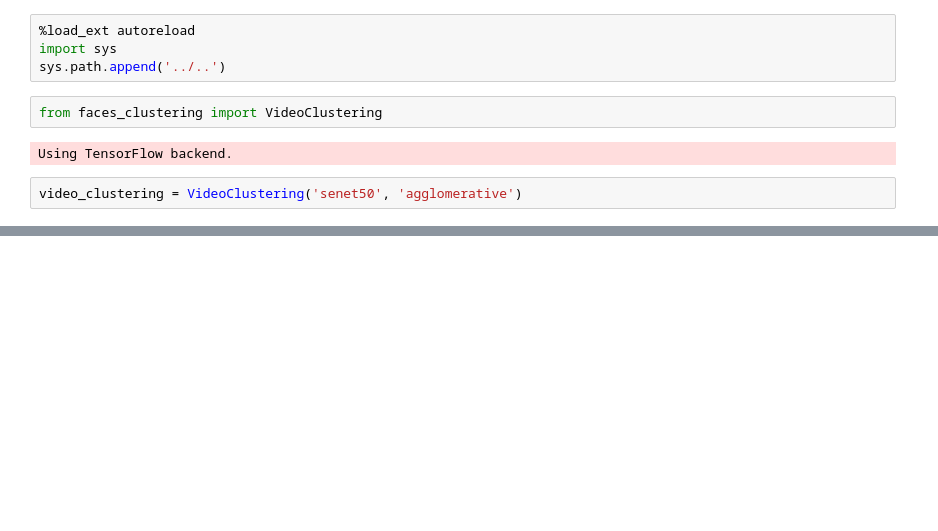
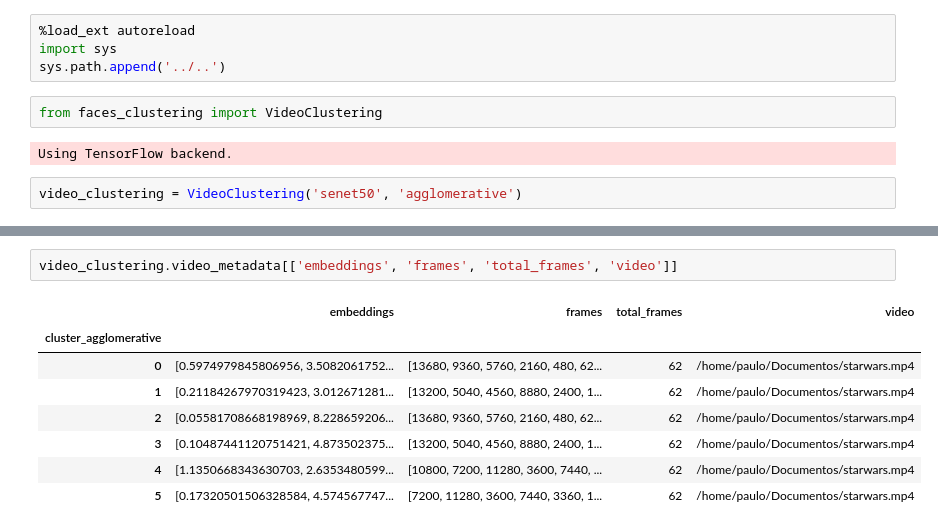
Before and after one commit to TeleMidia/face_clustering, a Jupyter notebook: ipynb/video/Video_clustering_modularized.ipynb, the cells around one changed output, grey strips where cells are left out. Saved outputs shown, nothing was run; the diff lists cells and outputs as text; blank space fills up the shorter version.

```diff
--- a/ipynb/video/Video_clustering_modularized.ipynb
+++ b/ipynb/video/Video_clustering_modularized.ipynb
@@ -52,0 +28,11 @@ video_clustering.save_tagged_frames()
+# %%
+video_clustering.video_metadata[['embeddings', 'frames', 'total_frames', 'video']]
+# %% [output]
+|  | embeddings | frames | total_frames | video |
+| cluster_agglomerative |  |  |  |  |
+| 0 | [0.5974979845806956, 3.5082061752... | [13680, 9360, 5760, 2160, 480, 62... | 62 | /home/paulo/Documentos/starwars.mp4 |
+| 1 | [0.21184267970319423, 3.012671281... | [13200, 5040, 4560, 8880, 2400, 1... | 62 | /home/paulo/Documentos/starwars.mp4 |
+| 2 | [0.05581708668198969, 8.228659206... | [13680, 9360, 5760, 2160, 480, 62... | 62 | /home/paulo/Documentos/starwars.mp4 |
+| 3 | [0.10487441120751421, 4.873502375... | [13200, 5040, 4560, 8880, 2400, 1... | 62 | /home/paulo/Documentos/starwars.mp4 |
+| 4 | [1.1350668343630703, 2.6353480599... | [10800, 7200, 11280, 3600, 7440, ... | 62 | /home/paulo/Documentos/starwars.mp4 |
+| 5 | [0.17320501506328584, 4.574567747... | [7200, 11280, 3600, 7440, 3360, 1... | 62 | /home/paulo/Documentos/starwars.mp4 |
```
Also changed, not shown: parts of 5 cells of this notebook, 2 other files.
